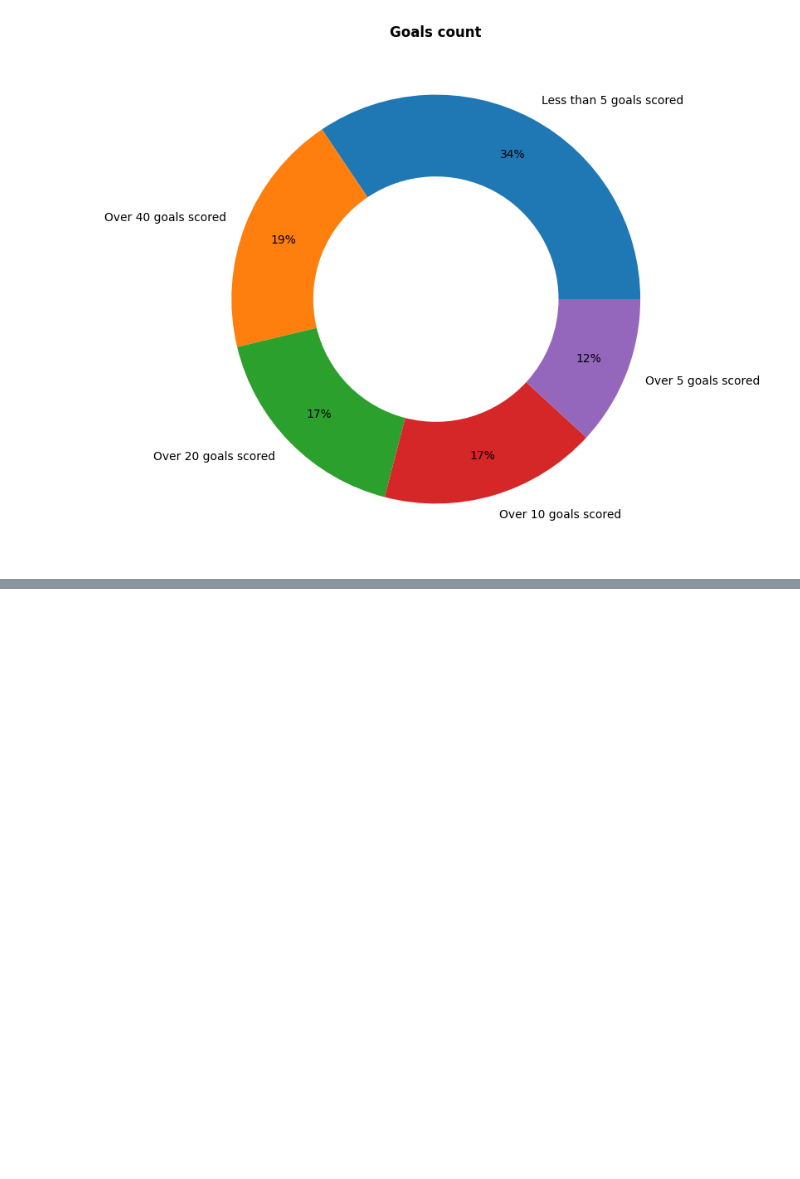
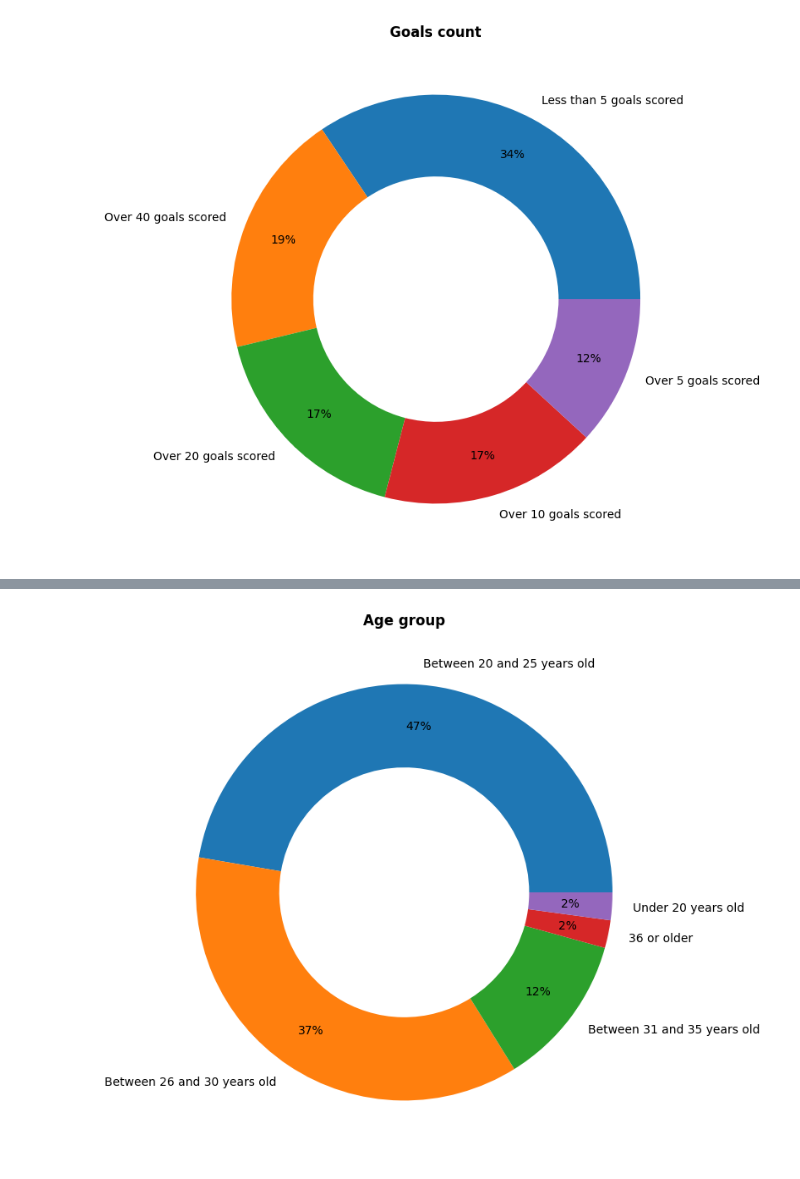
Before and after one commit to guilhermelaviola/FantasySoccer, a Jupyter notebook: CzechoslovakiaNTStudy.ipynb, the cells around one changed output, grey strips where cells are left out. Drawn from its saved outputs; the diff is of its cells as text; code cells hidden in the pictures; blank space fills up the shorter version.

Commit message:
I updated the project by adding an age group classifier.

```diff
--- a/CzechoslovakiaNTStudy.ipynb
+++ b/CzechoslovakiaNTStudy.ipynb
@@ -207,6 +218,6 @@ plt.show()
 # %%
-# Checking the level of goals scored by the players:
-def goals_count(row):
+# Checking the goals count level of the players:
+def goal_count_level(row):
   num_of_goals = row['Matches']
   if num_of_goals >= 5 and num_of_goals < 10:
     result = 'Over 5 goals scored'
@@ -221,7 +232,7 @@ def goals_count(row):
   return result
 
 # Applying the function above on a column of the dataset and generating a new column as result:
-cs['Goal count'] = cs.apply(goals_count, axis=1)
+cs['Goal count level'] = cs.apply(goal_count_level, axis=1)
 cs.head()
 # %% [output]
 |  | Number | Position | Player | Date of birth | Matches | Goals | Club | Club country | Captain? | ... |
@@ -238,3 +249,9 @@ plt.title('Goals count', fontweight = 'bold')
 plt.show()
 # %% [output]
 [figure]
+# %%
+now = date.today()
+# Calculate player age and handle NaT values:
+# Convert 'Date of birth' to datetime.date before passing to relativedelta
+cs['Age'] = cs.apply(lambda x: relativedelta(now, x['Date of birth'].date()).years if pd.notna(x['Date of birth']) else pd.NaT, axis=1)
+cs.tail()
@@ -240,0 +265,19 @@ plt.show()
+# %%
+# Classifying the players by age group:
+def age_group(row):
+  age = row['Age']
+
+  if age >= 20 and age <= 25:
+    return 'Between 20 and 25 years old'
+  elif age >= 26 and age <= 30:
+    return 'Between 26 and 30 years old'
+  elif age >= 31 and age <= 35:
+    return 'Between 31 and 35 years old'
+  elif age >= 36:
+    return '36 or older'
+  else:
+    return 'Under 20 years old'
+
+# Applying the function above on a column of the dataset and generating a new column as result:
+cs['Age group'] = cs.apply(age_group, axis=1)
+cs.tail()
@@ -240,0 +291,8 @@ plt.show()
+# %%
+# Displaying the age groups:
+cs['Age group'].value_counts().plot(kind = 'pie', autopct = '%.0f%%', figsize = (8, 8), wedgeprops = dict(width = 0.4), pctdistance = 0.8)
+plt.ylabel(None)
+plt.title('Age group', fontweight = 'bold')
+plt.show()
+# %% [output]
+[figure, added]
```
Also changed, not shown: parts of 15 cells of this notebook.
